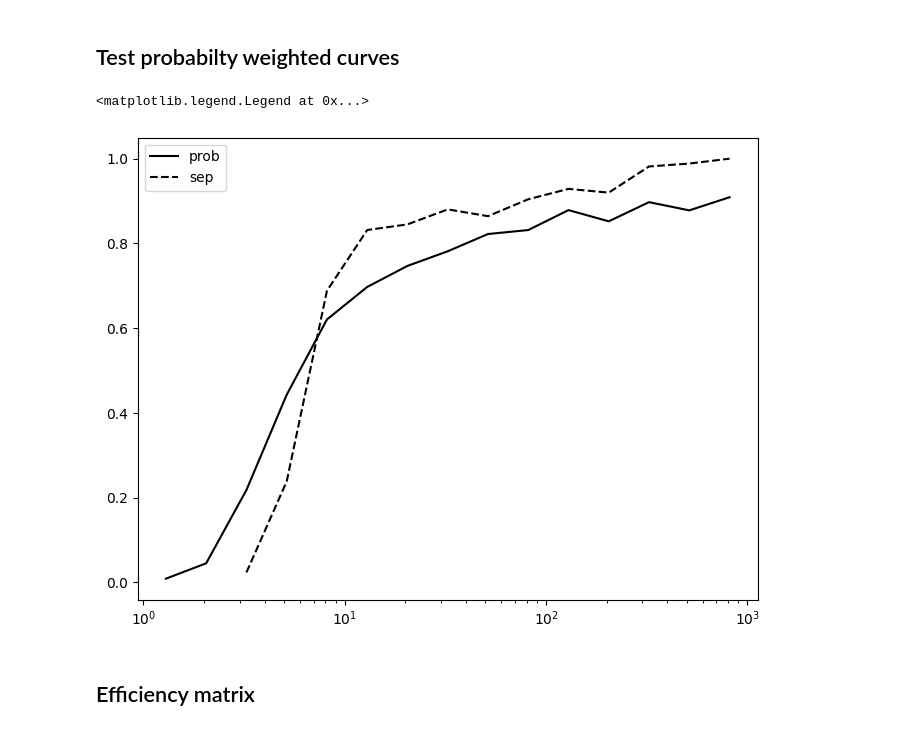
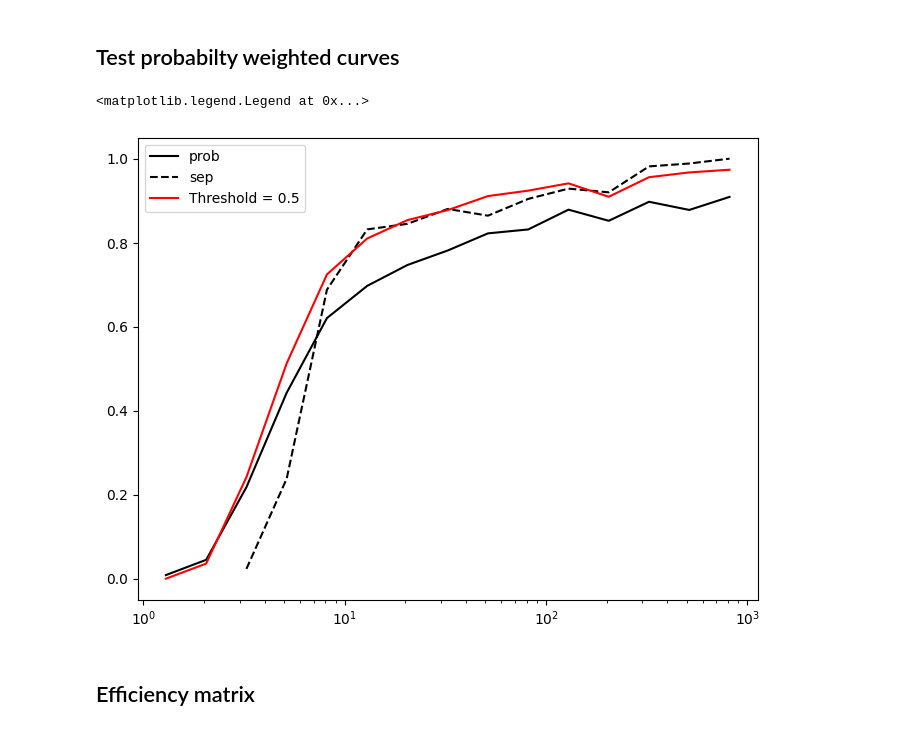
Before and after one commit to ismael-mendoza/bliss, a Jupyter notebook: experiment/notebooks/explore/new-results-detection1.ipynb, the cells around one changed output. Cells and saved outputs as stored; diff of their text form; code cells hidden in the pictures.

Commit message:
one more curve

```diff
--- a/experiment/notebooks/explore/new-results-detection1.ipynb
+++ b/experiment/notebooks/explore/new-results-detection1.ipynb
@@ -480,17 +480,21 @@ f1_prob =  2 / (precision_prob**-1 + recall_prob**-1)
 # %%
 snr_middle = snr_bins.mean(axis=-1)
 fig, ax = plt.subplots(1, 1, figsize=(8, 6))
 
 ax.plot(snr_middle, f1_prob, '-k', label='prob')
 ax.set_xscale('log')
 ax.legend()
 
 ax.plot(snr_middle, f1_sep, '--k', label='sep')
 ax.set_xscale('log')
 ax.legend()
+
+ax.plot(snr_middle, thresh_out[0.5]['f1'], '-r', label='Threshold = 0.5')
+ax.set_xscale('log')
+ax.legend()
 # %% [output]
 <matplotlib.legend.Legend at 0x...>
-[figure, old version]
+[figure, new version]
 # %% [markdown]
 ## Efficiency matrix
 # %%
```
